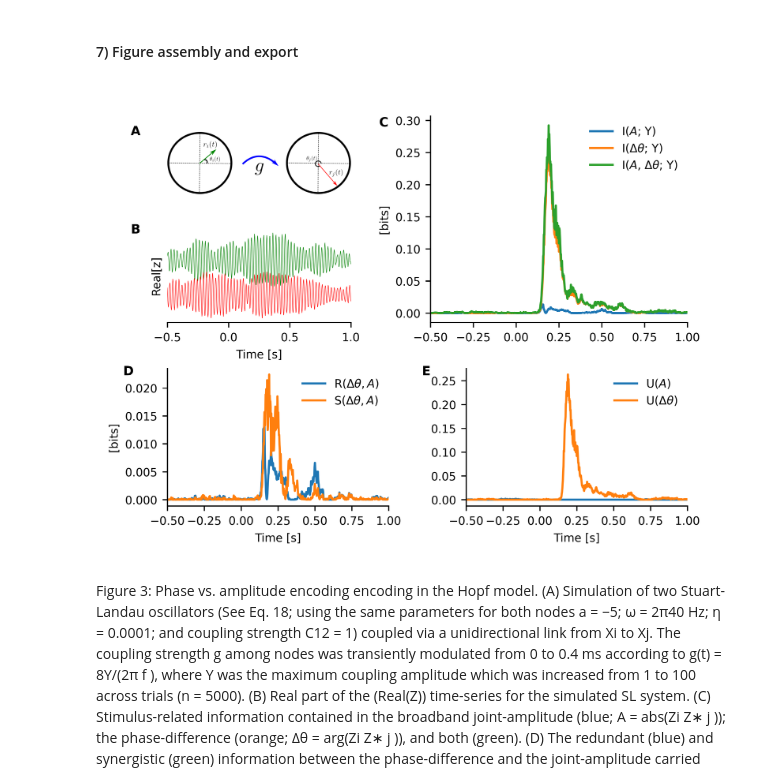
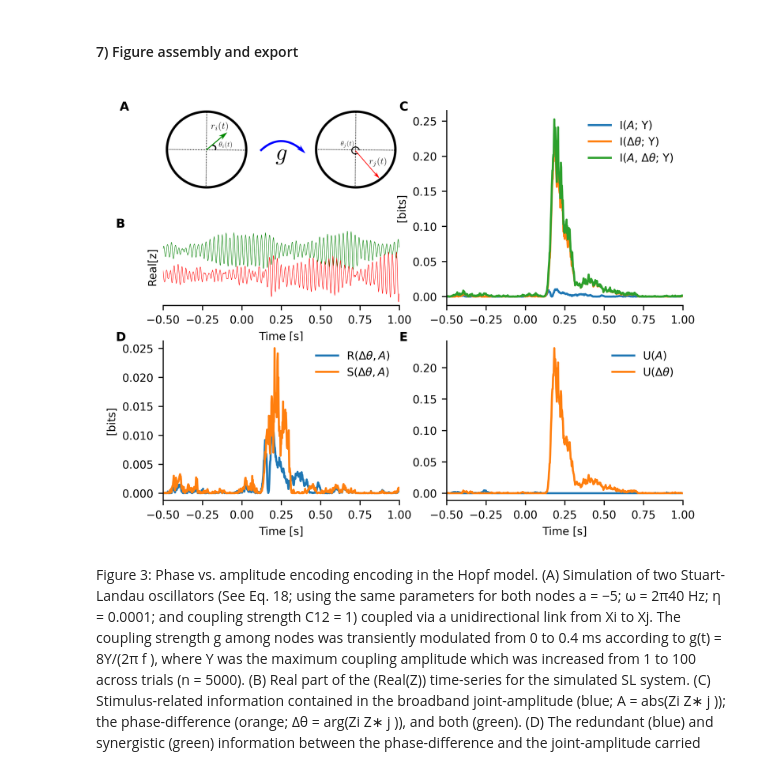
Before and after one commit to brainets/neopid, a Jupyter notebook: notebooks/Figure3.ipynb, the cells around one changed output. Saved outputs shown, nothing was run; the diff lists cells and outputs as text; code cells hidden in the pictures.

Commit message:
Finalised Figure 3

```diff
--- a/notebooks/Figure3.ipynb
+++ b/notebooks/Figure3.ipynb
@@ -211,19 +211,28 @@ from PIL import Image
 
 fig = plt.figure(figsize=(6.0, 4.5), dpi=600)
 
-gs1 = fig.add_gridspec(nrows=2, ncols=1, left=0.1, right=0.4, bottom=0.5, top=0.95)
-gs2 = fig.add_gridspec(nrows=1, ncols=1, left=0.53, right=0.95, bottom=0.5, top=0.95)
+# Two-column layout equally distributed around the figure centre (0.50)
+# Col 1 (left):  left=0.06, right=0.46  (centre = 0.26)
+# Col 2 (right): left=0.54, right=0.94  (centre = 0.74)
+# Both columns are 0.40 wide with a 0.08 gap; symmetric about 0.50.
+#
+# gs3 wspace = gap / col_width = 0.08 / 0.40 = 0.20  → D/E align exactly with col 1 / col 2.
 
-gs3 = fig.add_gridspec(nrows=1, ncols=2, left=0.1, right=0.95, bottom=0.1, top=0.4)
+gs1 = fig.add_gridspec(nrows=2, ncols=1, left=0.06, right=0.46,
+                       bottom=0.52, top=0.96, hspace=0.5)
+gs2 = fig.add_gridspec(nrows=1, ncols=1, left=0.54, right=0.94,
+                       bottom=0.52, top=0.96)
+gs3 = fig.add_gridspec(nrows=1, ncols=2, left=0.06, right=0.94,
+                       bottom=0.08, top=0.44, wspace=0.20)
 
-# Panel A
+# Panel A (cartoon), B (time series) — left column, top row
 ax1 = plt.subplot(gs1[0])
 ax2 = plt.subplot(gs1[1])
 
-# Panel B
+# Panel C (MI) — right column, top row; top and bottom align with A+B
 ax3 = plt.subplot(gs2[0])
 
-# Panel C
+# Panel D (redundancy/synergy), E (unique) — bottom row
 ax4 = plt.subplot(gs3[0])
 ax5 = plt.subplot(gs3[1])
 
@@ -251,68 +260,54 @@ plt.xlim(-0.5, 1)
 
 # PANEL C
 plt.sca(ax3)
-z = data[:, 0] * np.conj(data[:, 1])
-
-A = np.abs(z).values
-dphi = np.angle(z)
-
-
 plt.plot(data.times, I_S_R1)
 plt.plot(data.times, I_S_R2)
 plt.plot(data.times, I_S_R1_R2)
-# plt.plot(time[::decim], coupling[-1, ::decim] / 200, "k--", lw=.6)
-
 plt.xlim(-0.5, 1)
-
 plt.legend(
-    [r"I($A$; Y)", r"I($\Delta\theta$; Y)", r"I($A$, $\Delta\theta$; Y)", "g(t)"],
+    [r"I($A$; Y)", r"I($\Delta\theta$; Y)", r"I($A$, $\Delta\theta$; Y)"],
     frameon=False,
 )
 plt.ylabel("[bits]")
-
 [ax3.spines[key].set_visible(False) for key in ["top", "right"]]
 
-# PANEL D-E
+# PANEL D
 plt.sca(ax4)
 plt.plot(data.times, red)
 plt.plot(data.times, syn)
-
 plt.legend(
     [r"R($\Delta\theta, A$)", r"S($\Delta\theta, A$)"],
     frameon=False,
 )
-plt.xlim(-1, 1)
 [ax4.spines[key].set_visible(False) for key in ["top", "right"]]
 plt.xlabel("Time [s]")
 plt.ylabel("[bits]")
 plt.xlim(-0.5, 1)
 
+# PANEL E
 plt.sca(ax5)
 plt.plot(data.times, np.clip(I_S_R1 - red, -10000, np.inf))
 plt.plot(data.times, np.clip(I_S_R2 - red, -1000, np.inf))
 plt.legend(
     [r"U($A$)", r"U($\Delta\theta$)"],
     frameon=False,
 )
 [ax5.spines[key].set_visible(False) for key in ["top", "right"]]
-
-
-plt.subplots_adjust(wspace=0.35)
 plt.xlabel("Time [s]")
 plt.xlim(-0.5, 1)
 
 bg = plot.Background(visible=False)
 plot.add_panel_letters(
     fig,
     axes=[ax1, ax2, ax3, ax4, ax5],
     fontsize=MEDIUM_SIZE,
     xpos=[-0.2] * 5,
-    ypos=[0.95] * 5,
+    ypos=[1.0] * 5,
 )
 
 plt.savefig("../figures/Figure3.pdf")
 # %% [output]
-[figure, old version]
+[figure, new version]
 # %% [markdown]
 Figure 3: Phase vs. amplitude encoding encoding in the Hopf model. (A) Simulation of two Stuart-Landau
 oscillators (See Eq. 18; using the same parameters for both nodes a = −5; ω = 2π40 Hz; η = 0.0001;
```
Also changed, not shown: parts of 3 cells of this notebook, 2 other files.
